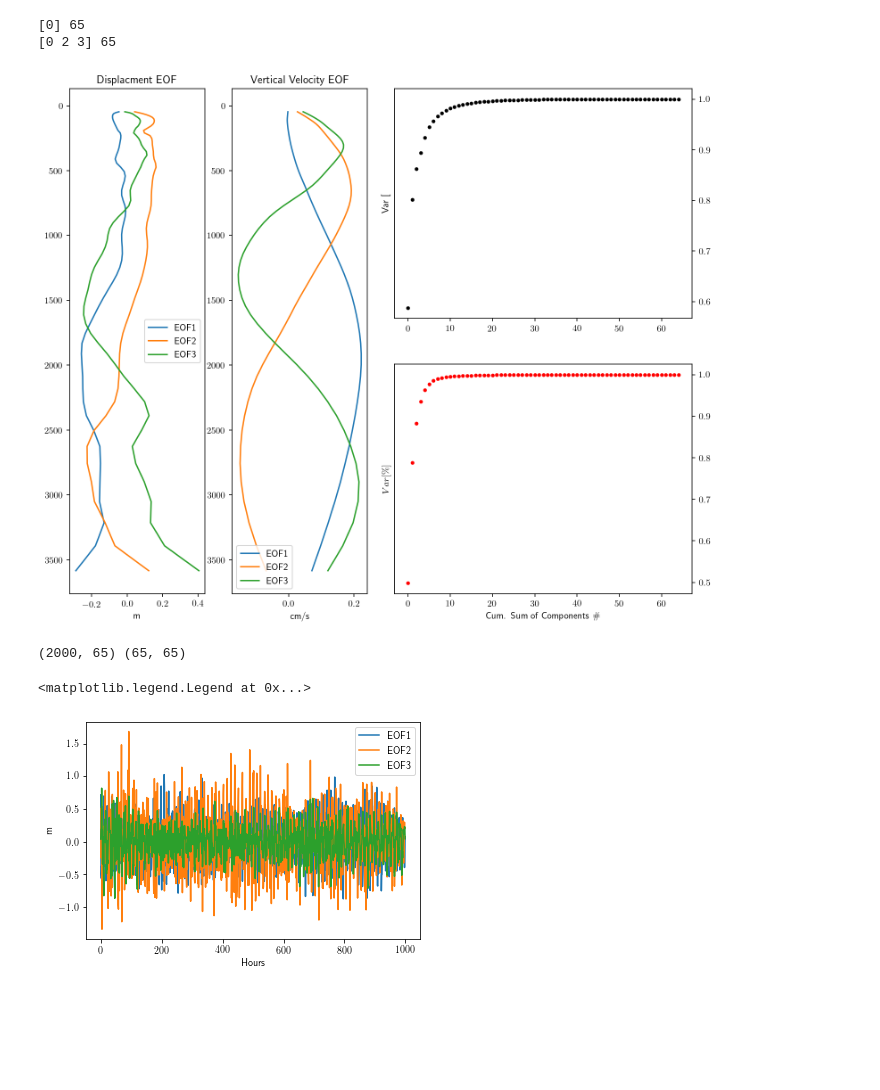
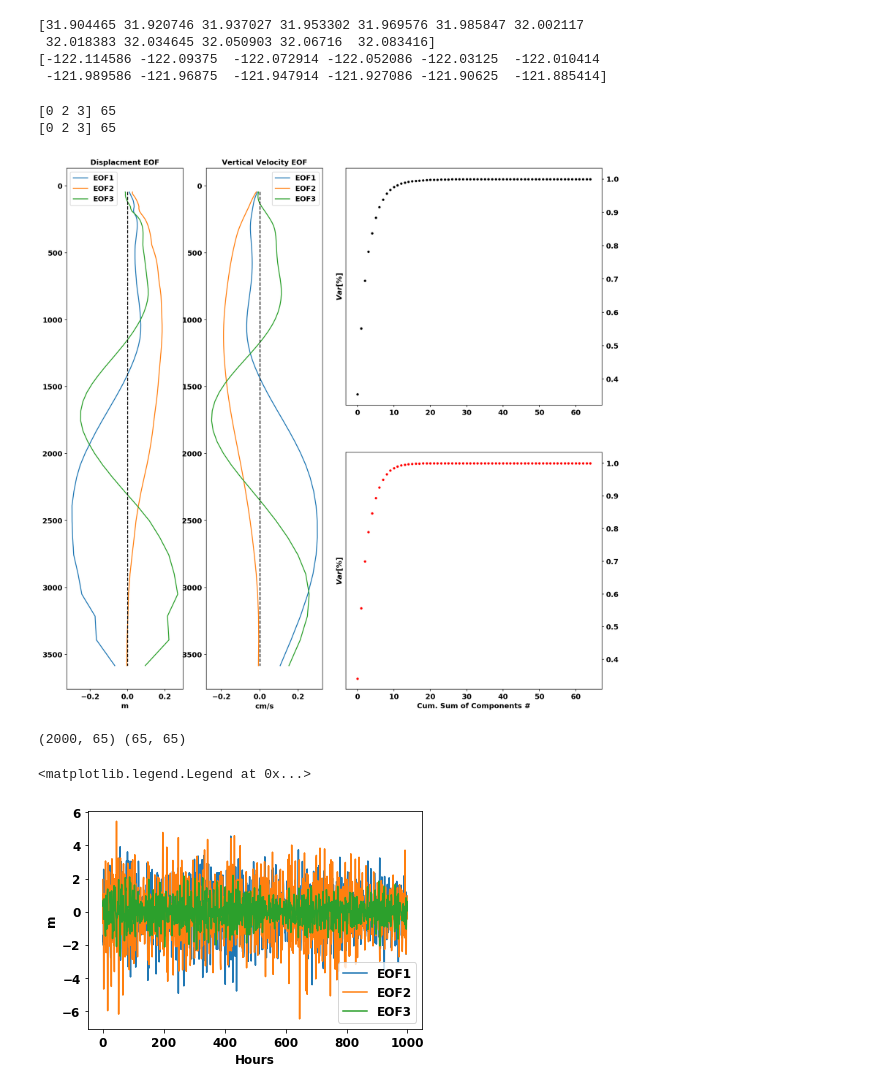
Before and after one commit to jpdef/internalwaves, a Jupyter notebook: IW/notebooks/LLC/LLC_EOF.ipynb, the cells around one changed output. Drawn from its saved outputs; the diff is of its cells as text; code cells hidden in the pictures; blank space fills up the shorter version.

```diff
--- a/IW/notebooks/LLC/LLC_EOF.ipynb
+++ b/IW/notebooks/LLC/LLC_EOF.ipynb
@@ -19,7 +17,7 @@ table = read_table(path)
 
 #Define a slice of data
 DSL = slice(15,80) # depth slice
-sl = (slice(0,2000),DSL,slice(2,3),slice(2,3))
+sl = (slice(0,2000),DSL,slice(0,None),slice(0,None))
 
 #Get state variables
 N2 = extract_node(table,'N2')[sl]
@@ -68,14 +66,19 @@ M2 band pass filter
 """
 def bandpass_filter(center,half_width,fs,order=5):
     nyq = fs*0.5
-    lo = (center-half_width/nyq)
-    hi = (center+half_width/nyq)
-    b, a = sig.butter(order, [lo, hi], btype='band')
+    lo = (center-half_width)/nyq
+    hi = (center+half_width)/nyq
+    print(lo,hi)
+    b, a = sig.butter(order, [lo, hi], btype='bandpass')
     return b,a
 
-M2  = .0805
+M2  = 1/12.42 #.0805
+#M2 = 1/24
 bw  = .02
 b,a = bandpass_filter(M2,bw,1)
 DZB = sig.lfilter(b,a,DZ,axis=0)
-RPB = sig.lfilter(b,a,RP,axis=0)
+RPB = sig.lfilter(b,a,R,axis=0)
 WB = sig.lfilter(b,a,W,axis=0)
+
+w, h = sig.freqs(b, a)
+plt.plot(w, 20 * np.log10(abs(h)))
@@ -237,56 +353,67 @@ f.set_dpi(150)
+# %%
+print(LAT)
+print(LON)
+# %% [output]
+[31.904465 31.920746 31.937027 31.953302 31.969576 31.985847 32.002117
+ 32.018383 32.034645 32.050903 32.06716  32.083416]
+[-122.114586 -122.09375  -122.072914 -122.052086 -122.03125  -122.010414
+ -121.989586 -121.96875  -121.947914 -121.927086 -121.90625  -121.885414]
 # %%
 """
 PCA Analysis
 """
 %matplotlib inline
-import matplotlib as mpl
+from COR.utils import *
 
 
-dl,de  = EOF(DZ[:,:,0,0],1)
-wl,we  = EOF(W,1)
+#dl,de  = EOF(DZ[:,:,0,0],1)
+dl,de  = EOF(DZB,1)
+wl,we  = EOF(WB,1)
 
 f  =  plt.figure()
-gs = mpl.gridspec.GridSpec(2,4)
+gs = matplotlib.gridspec.GridSpec(2,4)
 
 ax = f.add_subplot(gs[0:2,0])
 for i in range(0,3):
     ax.plot(de[:,i],Z,label='EOF%d' % (i+1))
+ax.plot(np.zeros(len(Z)),Z,'k--')
 ax.set_xlabel("m")
 ax.invert_yaxis()
 ax.legend()
 ax.set_title("Displacment EOF")
 
 ax1 = f.add_subplot(gs[0:2,1])
 for i in range(0,3):
     ax1.plot(we[:,i],Z,label='EOF%d' % (i+1))
+ax1.plot(np.zeros(len(Z)),Z,'k--')
 ax1.set_xlabel("cm/s")
 ax1.invert_yaxis()
 ax1.legend()
 ax1.set_title("Vertical Velocity EOF")
 
 
 ax2 = f.add_subplot(gs[0:1,2:])
 #ax2.plot(dl/np.sum(dl),'k.')
 ax2.plot(np.cumsum(dl)/np.sum(dl),'k.')
-ax2.set_ylabel('Var [%]')
+ax2.set_ylabel(r'$Var [\%]$')
 ax2.yaxis.tick_right()
 
 ax3 = f.add_subplot(gs[1:,2:])
 ax3.plot(np.cumsum(wl)/np.sum(wl),'r.')
 ax3.yaxis.tick_right()
 ax3.set_ylabel('$Var [\%]$')
-ax3.set_xlabel('Cum. Sum of Components \#')
+ax3.set_xlabel('Cum. Sum of Components #')
 
-f.set_size_inches(12,10)
+f.set_size_inches(16,16)
 f.set_dpi(150)
 # %% [output]
-[0] 65
 [0 2 3] 65
+[0 2 3] 65
-[figure, old version]
+[figure, new version]
 # %%
 WP = W[:,:,0,0]
 print(WP.shape,we.shape)
-u = WP @ we.T
+u = WP @ we
 f , ax = plt.subplots()
 ax.plot(u[0:1000,0],label="EOF1")
 ax.plot(u[0:1000,1],label="EOF2")
@@ -298,4 +425,4 @@ ax.legend()
 # %% [output]
 (2000, 65) (65, 65)
 <matplotlib.legend.Legend at 0x...>
-[figure, old version]
+[figure, new version]
```
Also changed, not shown: parts of 14 cells of this notebook, 7 other files.
